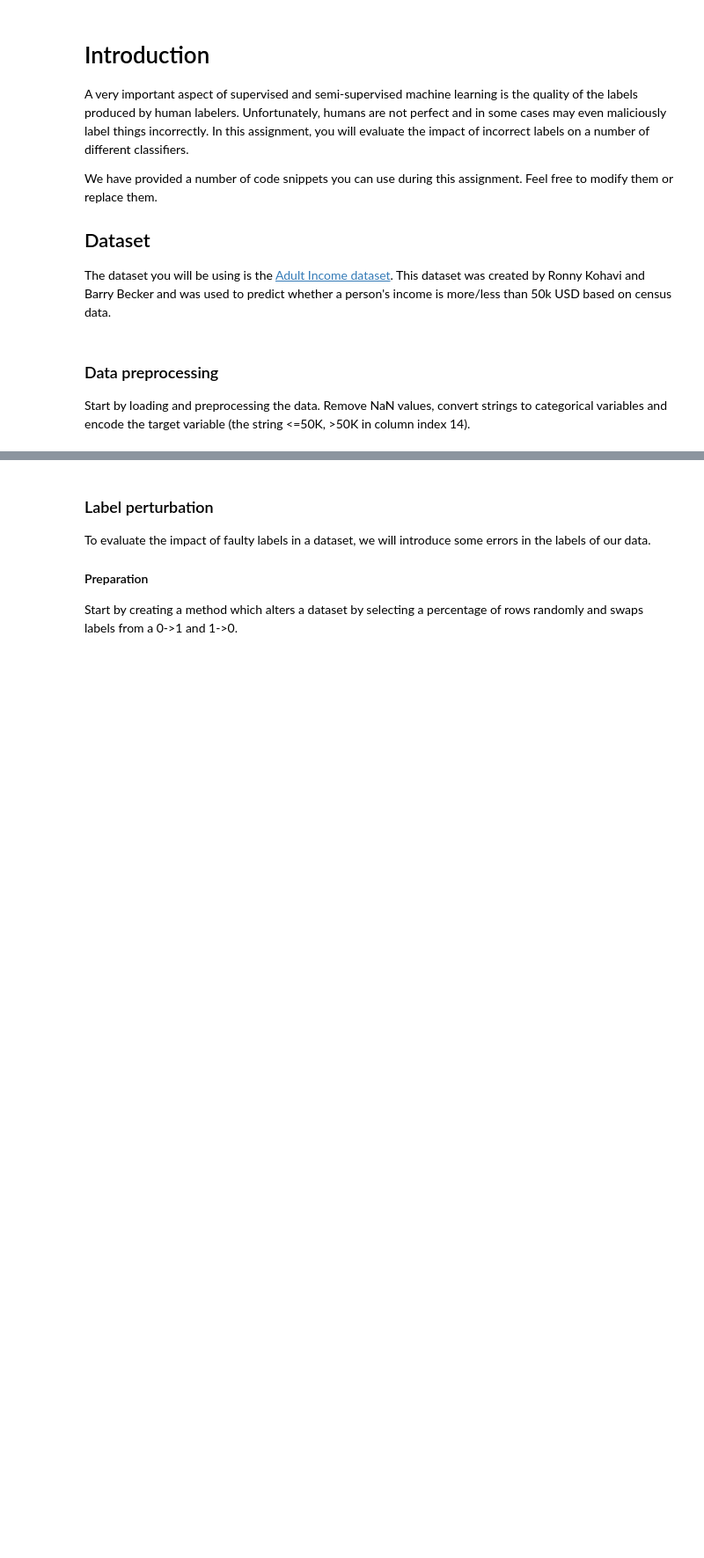
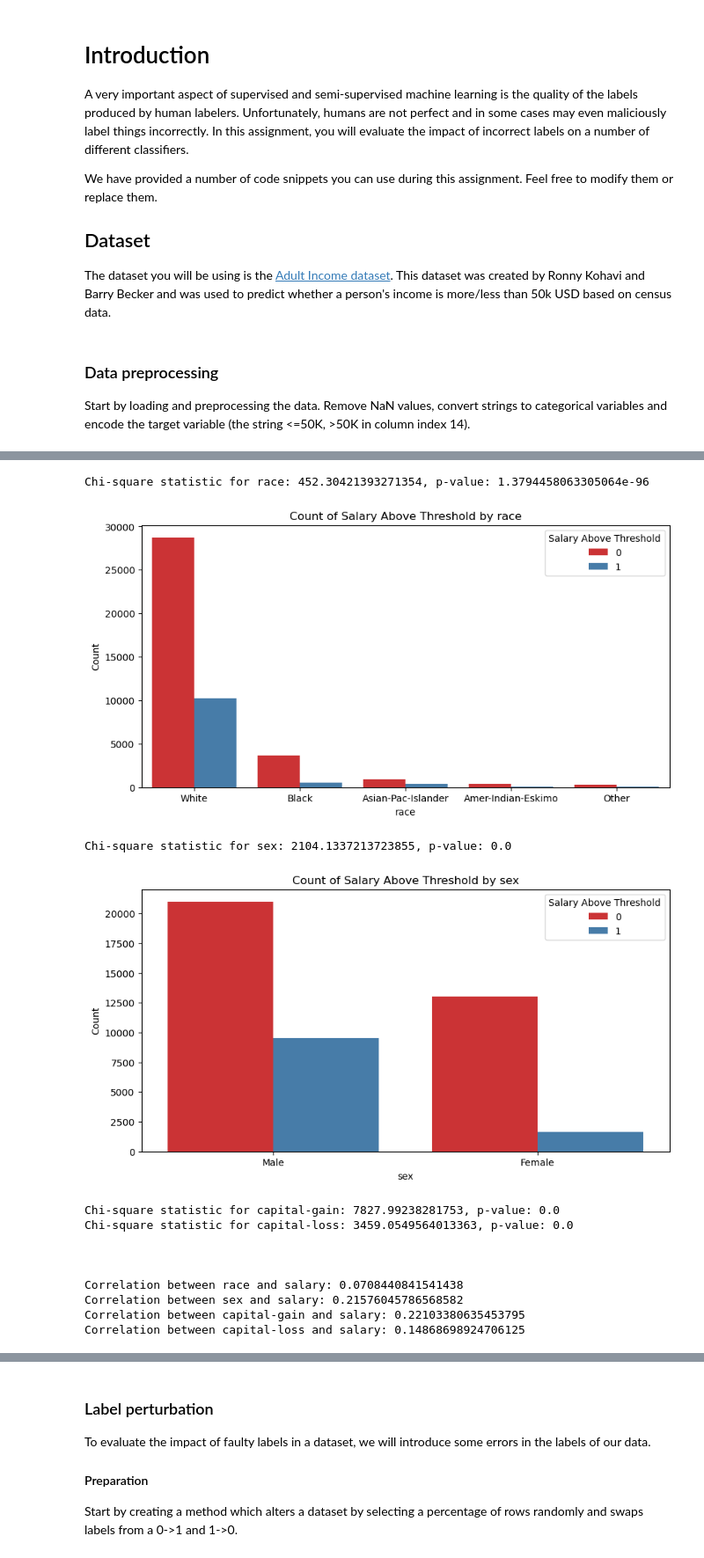
Before and after one commit to dylanrd/Data_engineering, a Jupyter notebook: Assignment_part1 V2 (1).ipynb, the cells around one changed output, grey strips where cells are left out. Shown at 88% size. Drawn from its saved outputs; the diff is of its cells as text; code cells hidden in the pictures; blank space fills up the shorter version.

```diff
--- a/Assignment_part1 V2 (1).ipynb
+++ b/Assignment_part1 V2 (1).ipynb
@@ -27 +60,59 @@ data.head()
+# %%
+from scipy.stats import chi2_contingency
+from sklearn.preprocessing import LabelEncoder
+
+# For race, and sex its worth to see correlation with salary to decide whether to keep or not. Because these data are usually bias inducing.
+# Also, worth doing chi-square test on these features.
+# For capital-gain and capital-loss also checking to see if there's correlation. Because there's not many people in the dataset that have values for this.
+
+def contingency_chi_square_tests(col1, col2, data, visualise=True):
+    contingency = pd.crosstab(data[col1], data[col2])
+    chi2_value, p_value, _, _ = chi2_contingency(contingency)
+    print(f"Chi-square statistic for {col1}: {chi2_value}, p-value: {p_value}")
+
+    if visualise:
+        plt.figure(figsize=(10, 5))
+        sns.countplot(data=df, x=col1, hue=col2, palette='Set1')
+        plt.title('Count of Salary Above Threshold by ' + col1)
+        plt.xlabel(col1)
+        plt.ylabel('Count')
+        plt.legend(title='Salary Above Threshold')
+        plt.show()
+
+# Contingency tables for the four features we're checking
+contingency_chi_square_tests('race', 'salary', df)
+contingency_chi_square_tests('sex', 'salary', df)
+contingency_chi_square_tests('capital-gain', 'salary', df, visualise=False)
+contingency_chi_square_tests('capital-loss', 'salary', df, visualise=False)
+
+# Doing correlation tests of these four features. First need to convert race and sex into numerical though. Then print results.
+race_label_enc = LabelEncoder()
+sex_label_enc = LabelEncoder()
+df['race_encoded'] = race_label_enc.fit_transform(df['race'])
+df['sex_encoded'] = sex_label_enc.fit_transform(df['sex'])
+
+correlation_race = df['race_encoded'].corr(df['salary'])
+correlation_sex = df['sex_encoded'].corr(df['salary'])
+correlation_capital_gain = df['capital-gain'].corr(df['salary'])
+correlation_capital_loss = df['capital-loss'].corr(df['salary'])
+
+print("\n\n")
+print(f"Correlation between race and salary: {correlation_race}")
+print(f"Correlation between sex and salary: {correlation_sex}")
+print(f"Correlation between capital-gain and salary: {correlation_capital_gain}")
+print(f"Correlation between capital-loss and salary: {correlation_capital_loss}")
+# %% [output]
+Chi-square statistic for race: 452.30421393271354, p-value: 1.3794458063305064e-96
+[figure, added]
+Chi-square statistic for sex: 2104.1337213723855, p-value: 0.0
+[figure, added]
+Chi-square statistic for capital-gain: 7827.99238281753, p-value: 0.0
+Chi-square statistic for capital-loss: 3459.0549564013363, p-value: 0.0
+
+
+
+Correlation between race and salary: 0.0708440841541438
+Correlation between sex and salary: 0.21576045786568582
+Correlation between capital-gain and salary: 0.22103380635453795
+Correlation between capital-loss and salary: 0.14868698924706125
 # %% [markdown]
```
Also changed, not shown: parts of 7 cells of this notebook, 1 other file.
